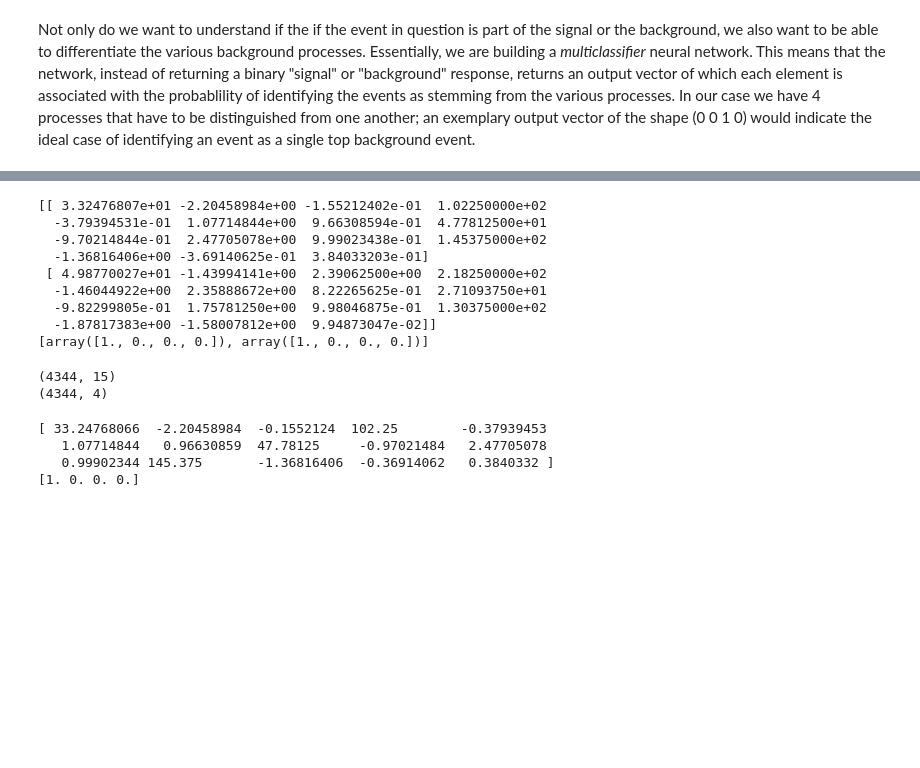
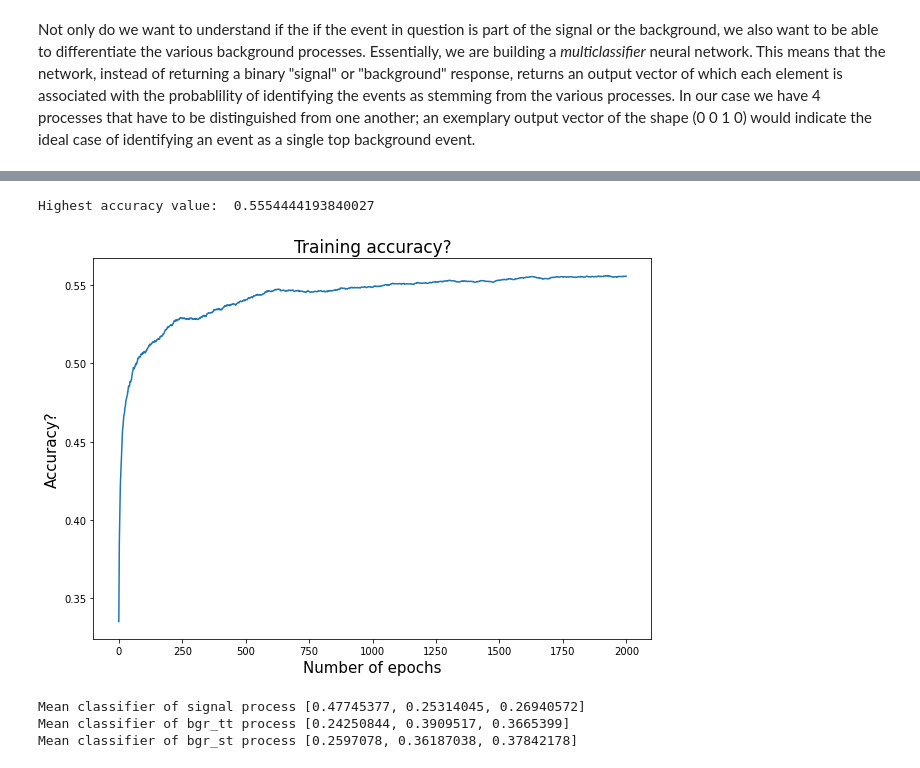
Before and after one commit to ArtMk/lhc-ml, a Jupyter notebook: 05_Training_in_Physics.ipynb, the cells around one changed output, grey strips where cells are left out. Drawn from its saved outputs; the diff is of its cells as text; code cells hidden in the pictures; blank space fills up the shorter version.

```diff
--- a/05_Training_in_Physics.ipynb
+++ b/05_Training_in_Physics.ipynb
@@ -137,27 +174,32 @@ print(len(np.transpose(nn_input['signal'])))
-# %%
-print(nn_input['signal'][:2])
-print(nn_target['signal'][:2])
-# %% [output]
-[[ 3.32476807e+01 -2.20458984e+00 -1.55212402e-01  1.02250000e+02
-  -3.79394531e-01  1.07714844e+00  9.66308594e-01  4.77812500e+01
-  -9.70214844e-01  2.47705078e+00  9.99023438e-01  1.45375000e+02
-  -1.36816406e+00 -3.69140625e-01  3.84033203e-01]
- [ 4.98770027e+01 -1.43994141e+00  2.39062500e+00  2.18250000e+02
-  -1.46044922e+00  2.35888672e+00  8.22265625e-01  2.71093750e+01
-  -9.82299805e-01  1.75781250e+00  9.98046875e-01  1.30375000e+02
-  -1.87817383e+00 -1.58007812e+00  9.94873047e-02]]
-[array([1., 0., 0., 0.]), array([1., 0., 0., 0.])]
-# %%
-print(np.shape(np.reshape(nn_input['signal'], (4344, 15))))
-print(np.shape(nn_target['signal']))
-# %% [output]
-(4344, 15)
-(4344, 4)
-# %%
-print(nn_input['signal'][0])
-print(nn_target['signal'][0])
-# %% [output]
-[ 33.24768066  -2.20458984  -0.1552124  102.25        -0.37939453
-   1.07714844   0.96630859  47.78125     -0.97021484   2.47705078
-   0.99902344 145.375       -1.36816406  -0.36914062   0.3840332 ]
-[1. 0. 0. 0.]
+# %%
+plt.figure(figsize = (10, 7), facecolor = 'white')
+
+plt.plot(metrics_1)
+
+plt.title('Training accuracy?', fontsize = 17)
+plt.xlabel('Number of epochs', fontsize = 15)
+plt.ylabel('Accuracy?', fontsize = 15)
+
+print('Highest accuracy value: ', metrics_1[-1])
+# %% [output]
+Highest accuracy value:  0.5554444193840027
+[figure, added]
+# %%
+predictions = {}
+
+for process in processes:
+    predictions[process] = net.predict_on_batch(np.array(nn_input[process][3000:4344]))
+
+    mean_classifier = []
+
+    for i in range(3):
+        mean_classifier.append(np.mean(predictions[process][:, i]))
+
+    print('Mean classifier of ' + process + ' process', mean_classifier)
+
+
+# probe = net.predict_on_batch(np.array([nn_input['signal'][100]]))
+# %% [output]
+Mean classifier of signal process [0.47745377, 0.25314045, 0.26940572]
+Mean classifier of bgr_tt process [0.24250844, 0.3909517, 0.3665399]
+Mean classifier of bgr_st process [0.2597078, 0.36187038, 0.37842178]
```
Also changed, not shown: parts of 11 cells of this notebook.
